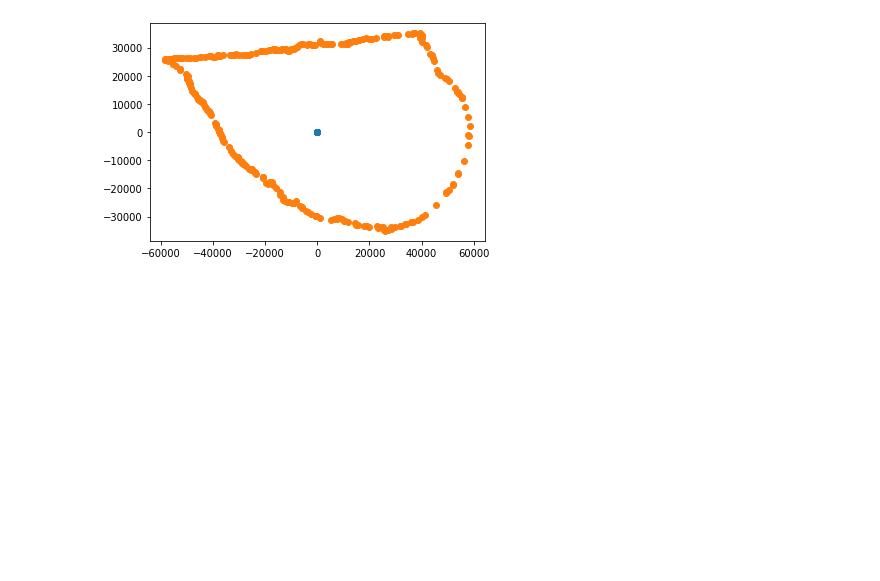
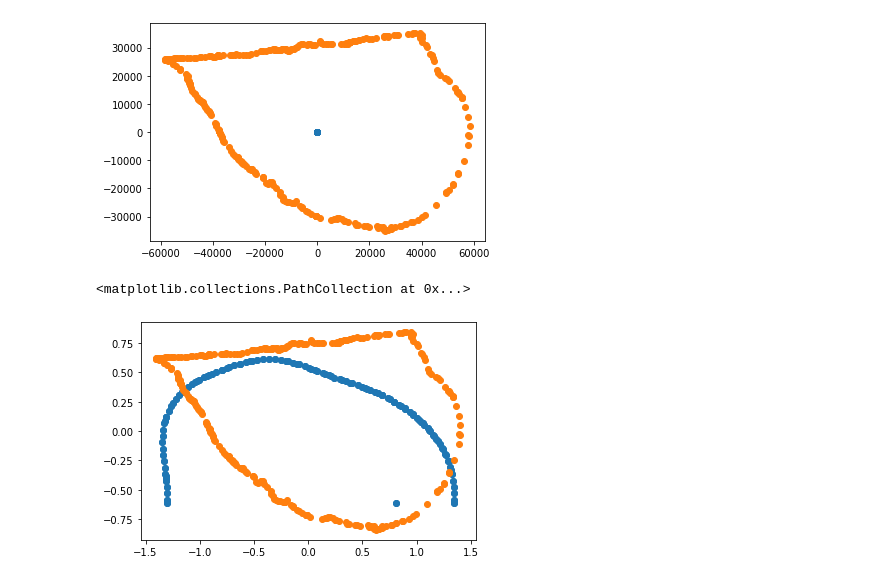
Before and after one commit to AlexHTW/mpi_beleg_4, a Jupyter notebook: registration.ipynb, the cells around one changed output. Cells and saved outputs as stored; diff of their text form; code cells hidden in the pictures; blank space fills up the shorter version.

```diff
--- a/registration.ipynb
+++ b/registration.ipynb
@@ -142,10 +142,10 @@ plt.scatter(x_cuts[5], y_cuts[5])
 
 # https://medium.com/@olga_kravchenko/generalized-procrustes-analysis-with-python-numpy-c571e8e8a421
 # *gemeinsamen Nullpunkt finden
-x_shifted_anns=[]
-y_shifted_anns=[]
-x_shifted_cuts=[]
-y_shifted_cuts=[]
+x_edited_anns=[]
+y_edited_anns=[]
+x_edited_cuts=[]
+y_edited_cuts=[]
 
 def center_list(list):
     #extrema bestimmen
@@ -161,13 +161,13 @@ def center_list(list):
     return return_list
 
 for i in range(0, len(x_cuts)):
-    x_shifted_anns.append(center_list(x_annotations[i]))
-    y_shifted_anns.append(center_list(y_annotations[i]))
-    x_shifted_cuts.append(center_list(x_cuts[i]))
-    y_shifted_cuts.append(center_list(y_cuts[i]))
+    x_edited_anns.append(center_list(x_annotations[i]))
+    y_edited_anns.append(center_list(y_annotations[i]))
+    x_edited_cuts.append(center_list(x_cuts[i]))
+    y_edited_cuts.append(center_list(y_cuts[i]))
 
-plt.scatter(x_shifted_cuts[0],y_shifted_cuts[0])
-plt.scatter(x_shifted_anns[0],y_shifted_anns[0])
+plt.scatter(x_edited_cuts[0],y_edited_cuts[0])
+plt.scatter(x_edited_anns[0],y_edited_anns[0])
 # %% [output]
 <matplotlib.collections.PathCollection at 0x...>
 [figure]
@@ -175,0 +174,20 @@ plt.scatter(x_shifted_anns[0],y_shifted_anns[0])
+# %%
+# *Abstände zum Nullpunkt normalisieren
+def scale_lists(x_list,y_list):
+    dists=np.sqrt(x_list**2 + y_list**2)
+    avrg_dist=np.average(dists)
+    scaled_x_list=x_list/avrg_dist
+    scaled_y_list=y_list/avrg_dist
+    return scaled_x_list, scaled_y_list
+
+for i in range(0,len(x_edited_anns)):
+    x_edited_anns[i],y_edited_anns[i]= scale_lists(x_edited_anns[i],y_edited_anns[i])
+
+for i in range(0,len(x_edited_cuts)):
+    x_edited_cuts[i],y_edited_cuts[i]= scale_lists(x_edited_cuts[i],y_edited_cuts[i])
+
+plt.scatter(x_edited_cuts[0],y_edited_cuts[0])
+plt.scatter(x_edited_anns[0],y_edited_anns[0])
+# %% [output]
+<matplotlib.collections.PathCollection at 0x...>
+[figure, added]
```
Also changed, not shown: parts of 2 cells of this notebook.
